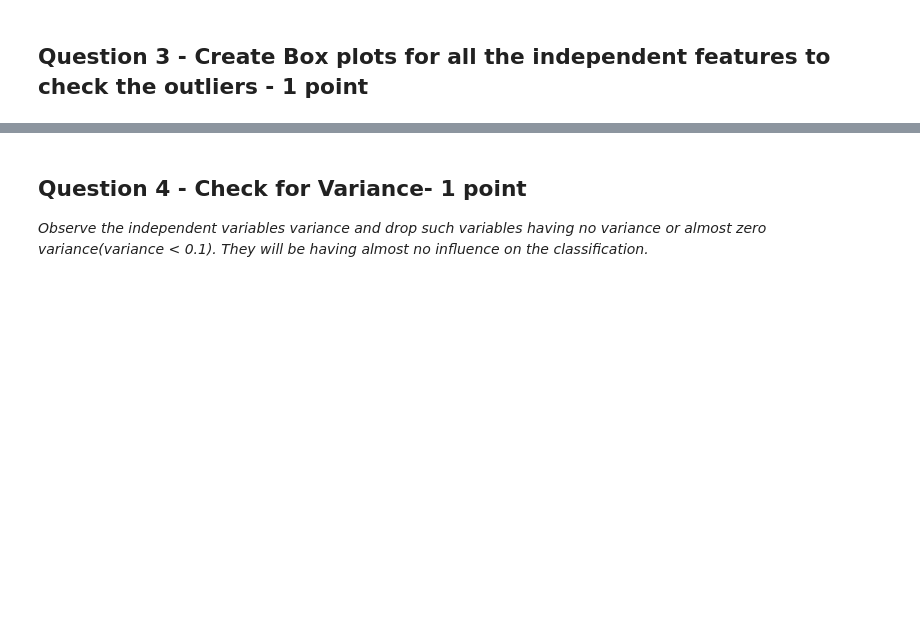
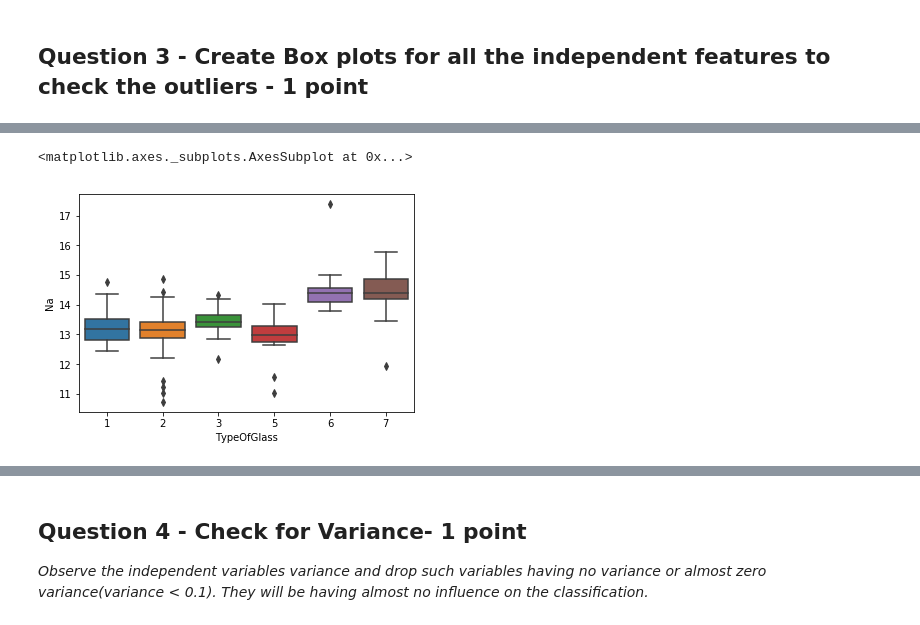
Before and after one commit to AMEERAZAM08/bangalore-november-2018-batch-SomdyutiBhat, a Jupyter notebook: R2_External_Lab_kNN.ipynb, the cells around one changed output, grey strips where cells are left out. Cells and saved outputs as stored; diff of their text form; code cells hidden in the pictures; blank space fills up the shorter version.

```diff
--- a/R2_External_Lab_kNN.ipynb
+++ b/R2_External_Lab_kNN.ipynb
@@ -57,0 +135,5 @@ Import the data set and print 10 random rows from the data set
+# %%
+sns.boxplot( y="Na", x="TypeOfGlass",data = df )
+# %% [output]
+<matplotlib.axes._subplots.AxesSubplot at 0x...>
+[figure, added]
```
Also changed, not shown: parts of 23 cells of this notebook.
